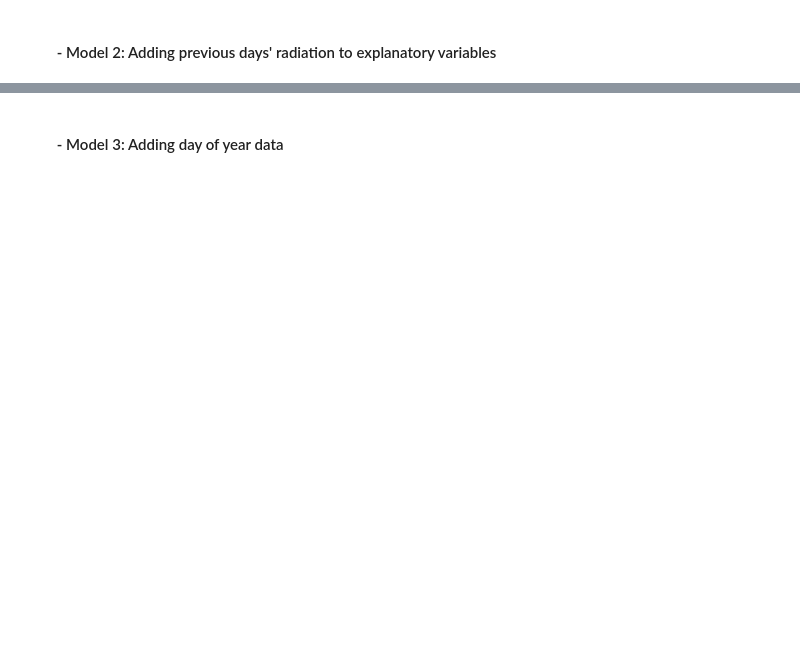
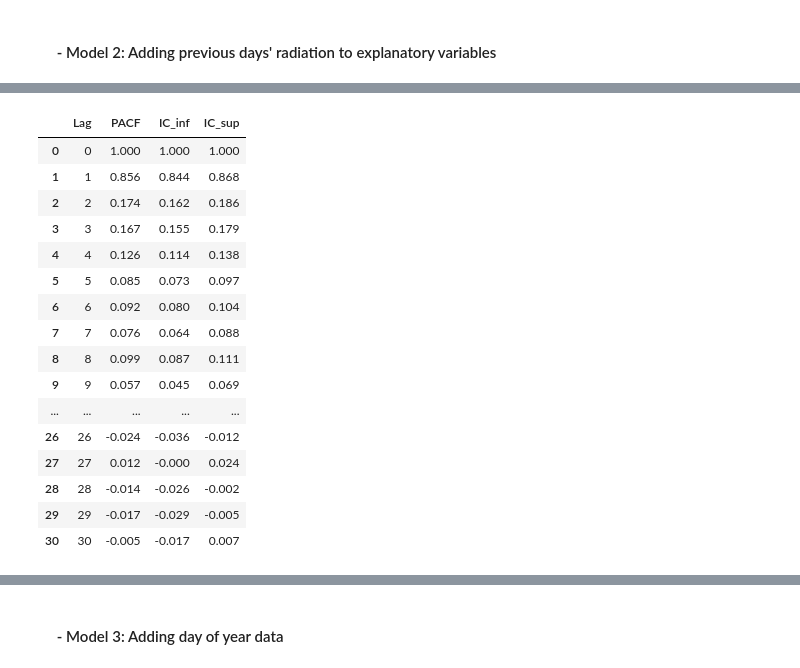
Before and after one commit to Gargamelch/Solar_Production, a Jupyter notebook: solar_production v13.ipynb, the cells around one changed output, grey strips where cells are left out. Drawn from its saved outputs; the diff is of its cells as text; code cells hidden in the pictures; blank space fills up the shorter version.

```diff
--- a/solar_production v12.ipynb
+++ b/solar_production v13.ipynb
@@ -1249,2 +1180,25 @@ Name: visible_radiation, dtype: float64
 # %% [markdown]
 #### &nbsp;&nbsp;&nbsp;&nbsp; - Model 2: Adding previous days' radiation to explanatory variables
+# %%
+ml_df = ml_df.sort_values(
+    ["region", "date"]
+)
+
+corrs = []
+
+for lag in range(1,31):
+
+    corr = (
+        ml_df["visible_radiation"]
+        .corr(
+            ml_df.groupby("region")
+                 ["visible_radiation"]
+                 .shift(lag)
+        )
+    )
+
+    corrs.append(corr)
+
+    print(
+        f"Lag {lag}: {corr:.3f}"
+    )
@@ -1250,0 +1223,33 @@ Name: visible_radiation, dtype: float64
+# %%
+pacf_values, confint = pacf(
+    ml_df["visible_radiation"],
+    nlags=30,
+    alpha=0.05
+)
+
+pacf_df = pd.DataFrame({
+    "Lag": range(len(pacf_values)),
+    "PACF": pacf_values,
+    "IC_inf": confint[:,0],
+    "IC_sup": confint[:,1]
+})
+
+display(pacf_df.round(3))
+# %% [output]
+|  | Lag | PACF | IC_inf | IC_sup |
+| 0 | 0 | 1.000 | 1.000 | 1.000 |
+| 1 | 1 | 0.856 | 0.844 | 0.868 |
+| 2 | 2 | 0.174 | 0.162 | 0.186 |
+| 3 | 3 | 0.167 | 0.155 | 0.179 |
+| 4 | 4 | 0.126 | 0.114 | 0.138 |
+| 5 | 5 | 0.085 | 0.073 | 0.097 |
+| 6 | 6 | 0.092 | 0.080 | 0.104 |
+| 7 | 7 | 0.076 | 0.064 | 0.088 |
+| 8 | 8 | 0.099 | 0.087 | 0.111 |
+| 9 | 9 | 0.057 | 0.045 | 0.069 |
+| ... | ... | ... | ... | ... |
+| 26 | 26 | -0.024 | -0.036 | -0.012 |
+| 27 | 27 | 0.012 | -0.000 | 0.024 |
+| 28 | 28 | -0.014 | -0.026 | -0.002 |
+| 29 | 29 | -0.017 | -0.029 | -0.005 |
+| 30 | 30 | -0.005 | -0.017 | 0.007 |
```
Also changed, not shown: parts of 35 cells of this notebook, 4 other files.
